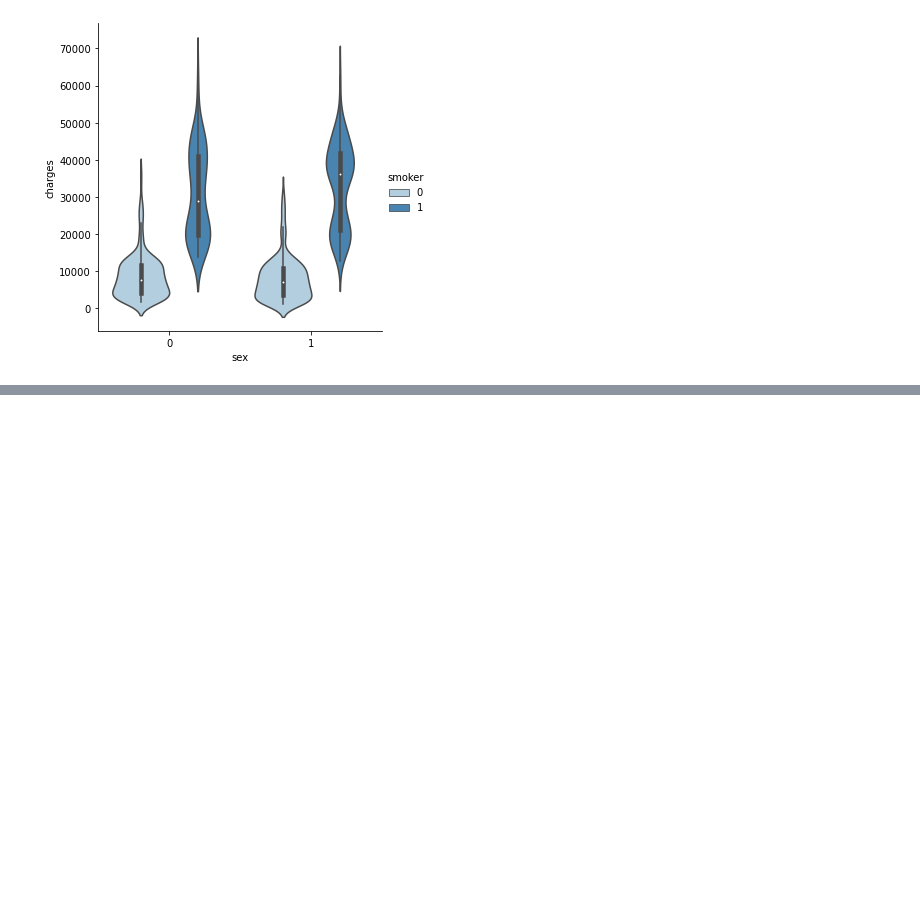
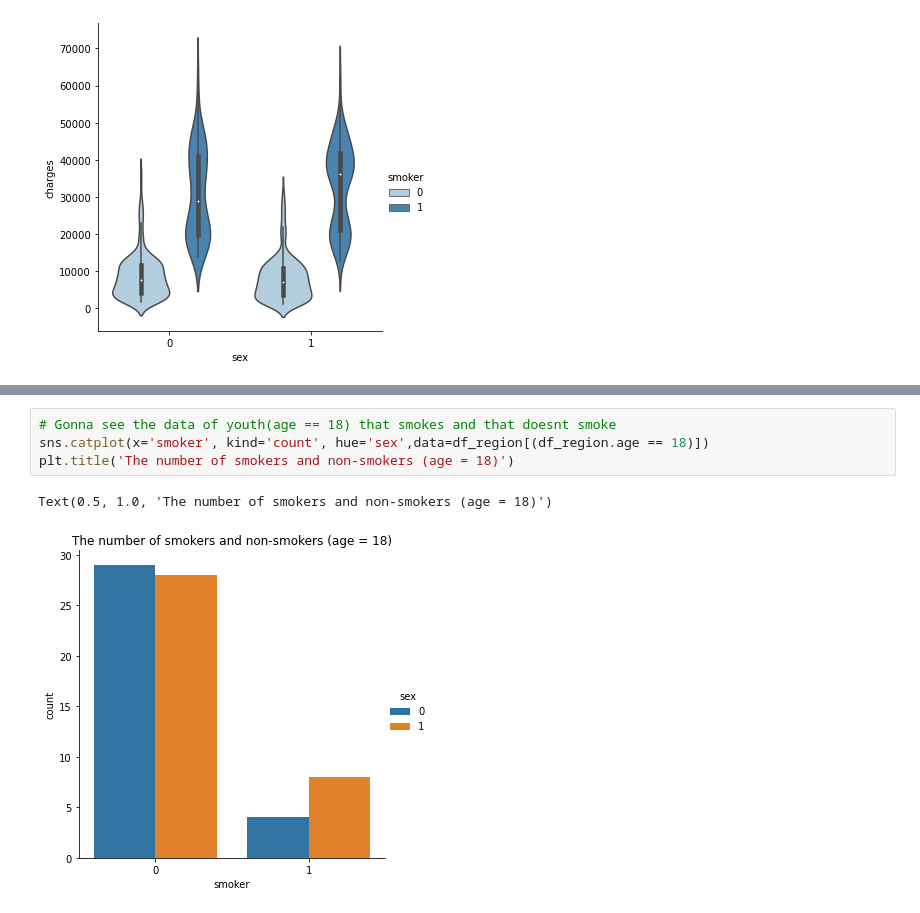
Before and after one commit to Shekswess/Medical-Insurance-Cost, a Jupyter notebook: notebook.ipynb, the cells around one changed output, grey strips where cells are left out. Cells and saved outputs as stored; diff of their text form; blank space fills up the shorter version.

```diff
--- a/notebook.ipynb
+++ b/notebook.ipynb
@@ -243,0 +267,7 @@ sns.catplot(x='sex',y='charges',hue='smoker',palette='Blues',kind='violin',data=
+# %%
+# Gonna see the data of youth(age == 18) that smokes and that doesnt smoke
+sns.catplot(x='smoker', kind='count', hue='sex',data=df_region[(df_region.age == 18)])
+plt.title('The number of smokers and non-smokers (age = 18)')
+# %% [output]
+Text(0.5, 1.0, 'The number of smokers and non-smokers (age = 18)')
+[figure, added]
```
Also changed, not shown: parts of 4 cells of this notebook.
